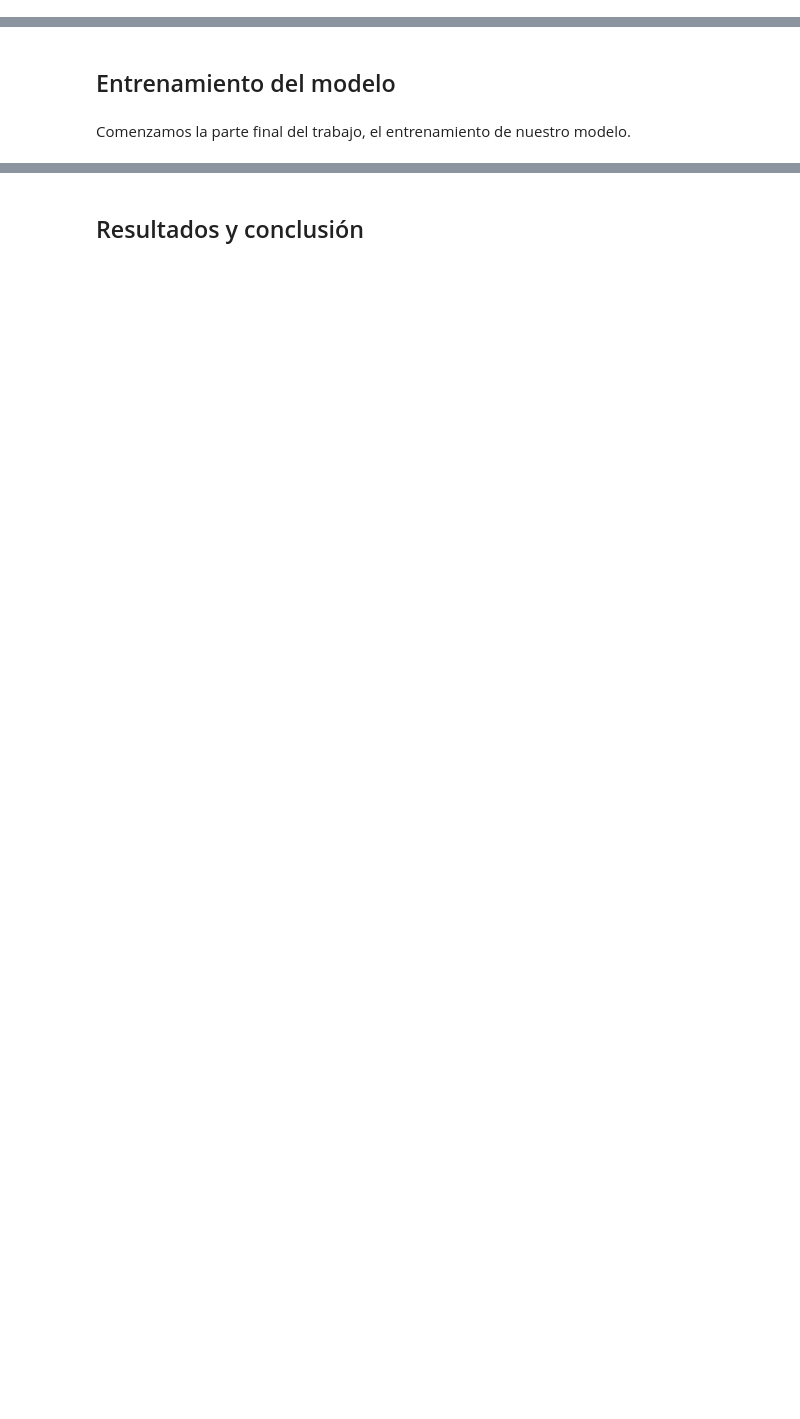
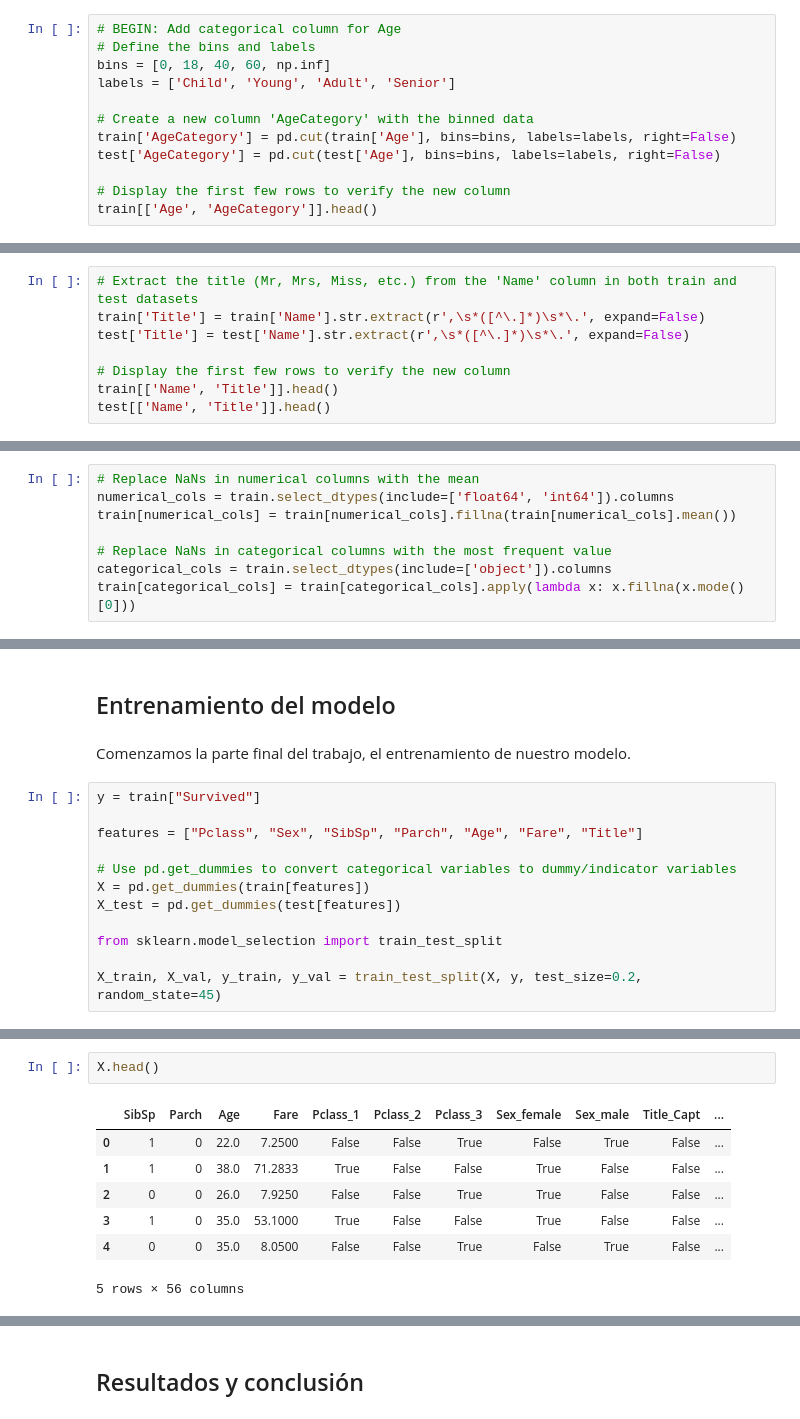
Before and after one commit to pedrochans/Titanic_ML, a Jupyter notebook: Titanic_ML.ipynb, the cells around one changed output, grey strips where cells are left out. Cells and saved outputs as stored; diff of their text form; blank space fills up the shorter version.

Commit message:
primeras variables creadas y probado random forest y regresión logística

```diff
--- a/Titanic_ML.ipynb
+++ b/Titanic_ML.ipynb
@@ -108,0 +182,12 @@ test.head()
+# %%
+# BEGIN: Add categorical column for Age
+# Define the bins and labels
+bins = [0, 18, 40, 60, np.inf]
+labels = ['Child', 'Young', 'Adult', 'Senior']
+
+# Create a new column 'AgeCategory' with the binned data
+train['AgeCategory'] = pd.cut(train['Age'], bins=bins, labels=labels, right=False)
+test['AgeCategory'] = pd.cut(test['Age'], bins=bins, labels=labels, right=False)
+
+# Display the first few rows to verify the new column
+train[['Age', 'AgeCategory']].head()
@@ -108,0 +201,8 @@ test.head()
+# %%
+# Extract the title (Mr, Mrs, Miss, etc.) from the 'Name' column in both train and test datasets
+train['Title'] = train['Name'].str.extract(r',\s*([^\.]*)\s*\.', expand=False)
+test['Title'] = test['Name'].str.extract(r',\s*([^\.]*)\s*\.', expand=False)
+
+# Display the first few rows to verify the new column
+train[['Name', 'Title']].head()
+test[['Name', 'Title']].head()
@@ -108,0 +216,8 @@ test.head()
+# %%
+# Replace NaNs in numerical columns with the mean
+numerical_cols = train.select_dtypes(include=['float64', 'int64']).columns
+train[numerical_cols] = train[numerical_cols].fillna(train[numerical_cols].mean())
+
+# Replace NaNs in categorical columns with the most frequent value
+categorical_cols = train.select_dtypes(include=['object']).columns
+train[categorical_cols] = train[categorical_cols].apply(lambda x: x.fillna(x.mode()[0]))
@@ -111,3 +235,15 @@ test.head()
 ## Entrenamiento del modelo
 # %% [markdown]
 Comenzamos la parte final del trabajo, el entrenamiento de nuestro modelo.
+# %%
+y = train["Survived"]
+
+features = ["Pclass", "Sex", "SibSp", "Parch", "Age", "Fare", "Title"]
+
+# Use pd.get_dummies to convert categorical variables to dummy/indicator variables
+X = pd.get_dummies(train[features])
+X_test = pd.get_dummies(test[features])
+
+from sklearn.model_selection import train_test_split
+
+X_train, X_val, y_train, y_val = train_test_split(X, y, test_size=0.2, random_state=45)
@@ -113,0 +259,10 @@ Comenzamos la parte final del trabajo, el entrenamiento de nuestro modelo.
+# %%
+X.head()
+# %% [output]
+|  | SibSp | Parch | Age | Fare | Pclass_1 | Pclass_2 | Pclass_3 | Sex_female | Sex_male | Title_Capt | ... |
+| 0 | 1 | 0 | 22.0 | 7.2500 | False | False | True | False | True | False | ... |
+| 1 | 1 | 0 | 38.0 | 71.2833 | True | False | False | True | False | False | ... |
+| 2 | 0 | 0 | 26.0 | 7.9250 | False | False | True | True | False | False | ... |
+| 3 | 1 | 0 | 35.0 | 53.1000 | True | False | False | True | False | False | ... |
+| 4 | 0 | 0 | 35.0 | 8.0500 | False | False | True | False | True | False | ... |
+5 rows × 56 columns
```
Also changed, not shown: parts of 10 cells of this notebook, 2 other files.
